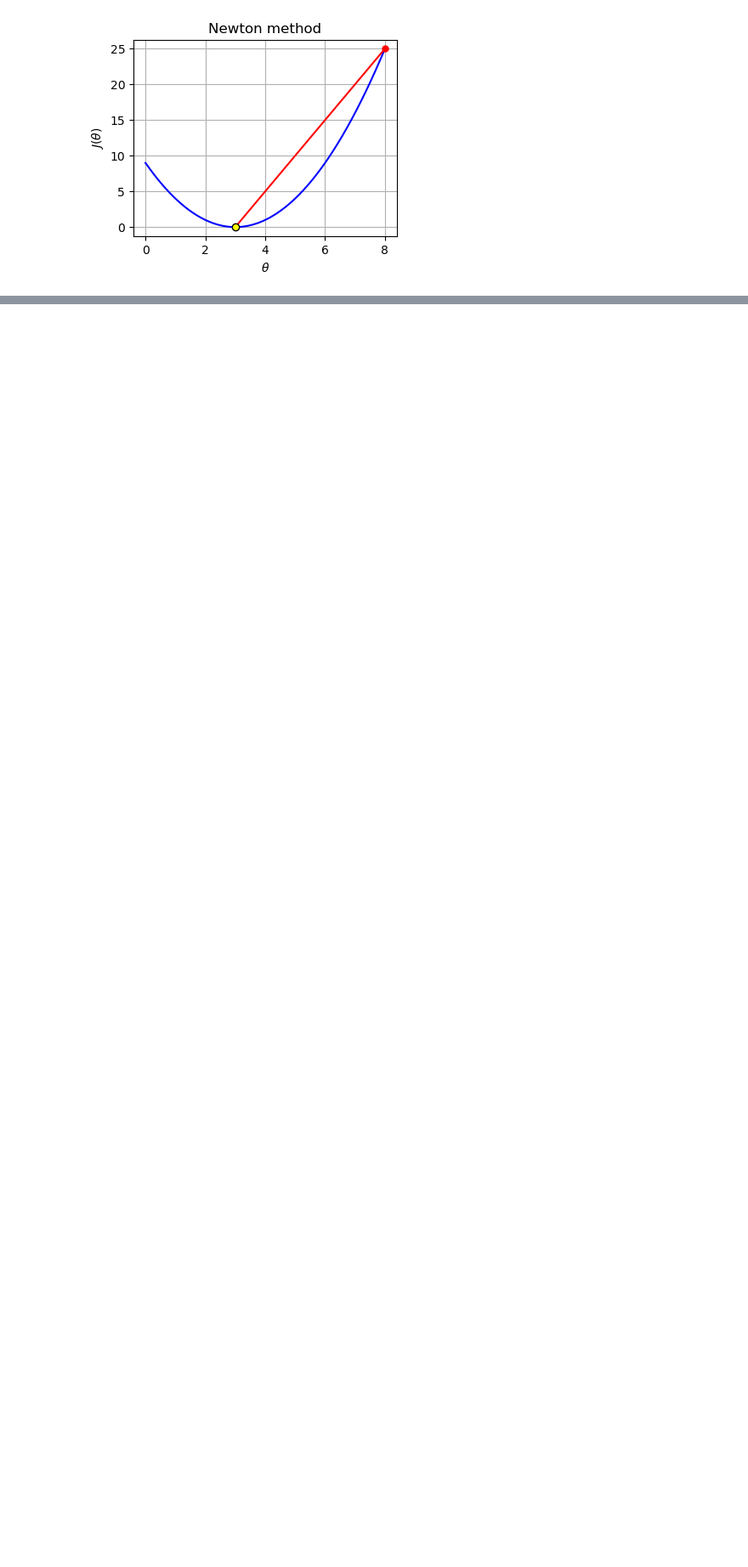
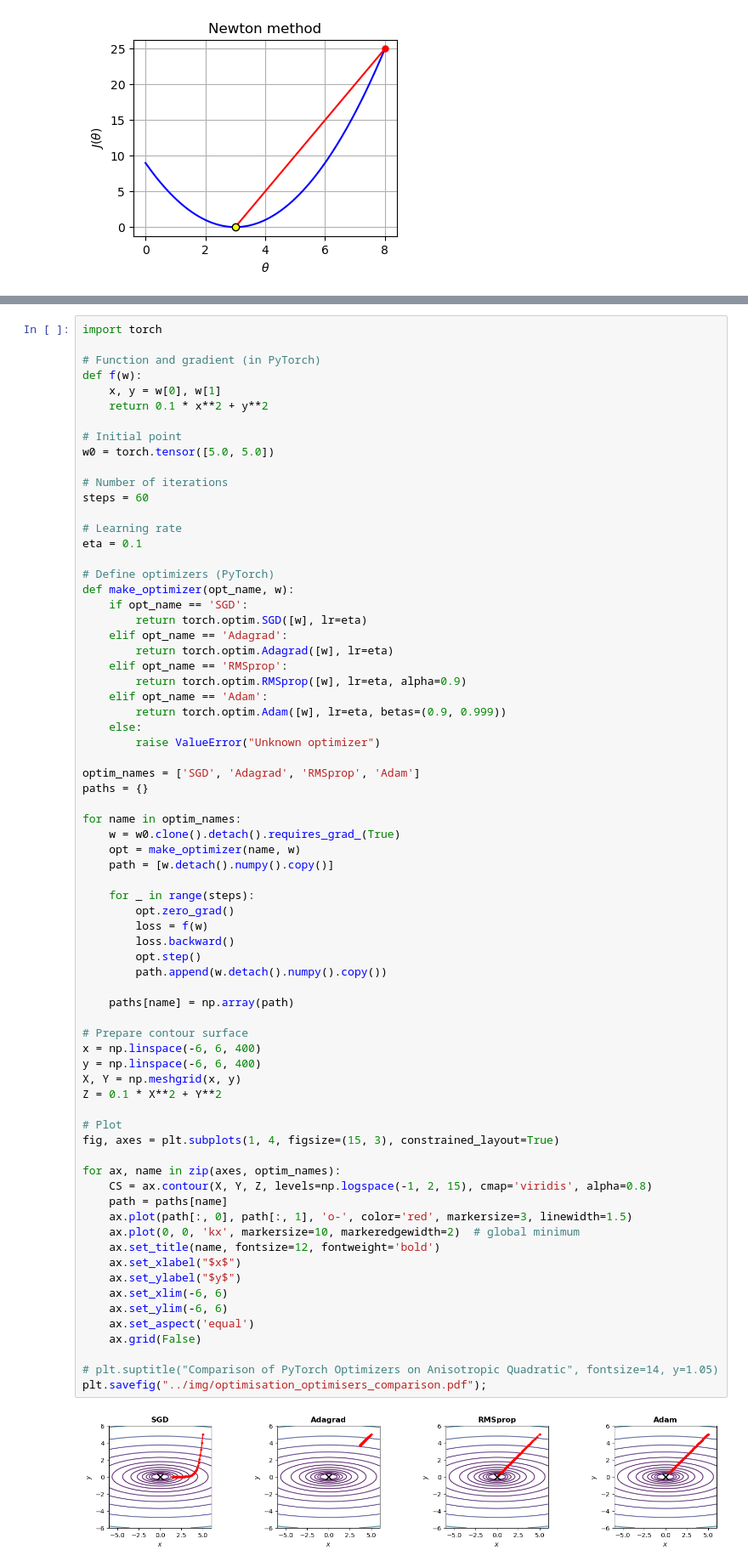
Before and after one commit to felipe-tobar/Maths-for-ML, a Jupyter notebook: tutorials/optimisation.ipynb, the cells around one changed output, grey strips where cells are left out. Shown at 85% size. Cells and saved outputs as stored; diff of their text form; blank space fills up the shorter version.

Commit message:
add optimiser comparison and exercises

```diff
--- a/tutorials/optimisation.ipynb
+++ b/tutorials/optimisation.ipynb
@@ -619,0 +673,73 @@ plt.savefig("../img/optimisation_parabola_newton.pdf");
+# %%
+import torch
+
+# Function and gradient (in PyTorch)
+def f(w):
+    x, y = w[0], w[1]
+    return 0.1 * x**2 + y**2
+
+# Initial point
+w0 = torch.tensor([5.0, 5.0])
+
+# Number of iterations
+steps = 60
+
+# Learning rate
+eta = 0.1
+
+# Define optimizers (PyTorch)
+def make_optimizer(opt_name, w):
+    if opt_name == 'SGD':
+        return torch.optim.SGD([w], lr=eta)
+    elif opt_name == 'Adagrad':
+        return torch.optim.Adagrad([w], lr=eta)
+    elif opt_name == 'RMSprop':
+        return torch.optim.RMSprop([w], lr=eta, alpha=0.9)
+    elif opt_name == 'Adam':
+        return torch.optim.Adam([w], lr=eta, betas=(0.9, 0.999))
+    else:
+        raise ValueError("Unknown optimizer")
+
+optim_names = ['SGD', 'Adagrad', 'RMSprop', 'Adam']
+paths = {}
+
+for name in optim_names:
+    w = w0.clone().detach().requires_grad_(True)
+    opt = make_optimizer(name, w)
+    path = [w.detach().numpy().copy()]
+
+    for _ in range(steps):
+        opt.zero_grad()
+        loss = f(w)
+        loss.backward()
+        opt.step()
+        path.append(w.detach().numpy().copy())
+
+    paths[name] = np.array(path)
+
+# Prepare contour surface
+x = np.linspace(-6, 6, 400)
+y = np.linspace(-6, 6, 400)
+X, Y = np.meshgrid(x, y)
+Z = 0.1 * X**2 + Y**2
+
+# Plot
+fig, axes = plt.subplots(1, 4, figsize=(15, 3), constrained_layout=True)
+
+for ax, name in zip(axes, optim_names):
+    CS = ax.contour(X, Y, Z, levels=np.logspace(-1, 2, 15), cmap='viridis', alpha=0.8)
+    path = paths[name]
+    ax.plot(path[:, 0], path[:, 1], 'o-', color='red', markersize=3, linewidth=1.5)
+    ax.plot(0, 0, 'kx', markersize=10, markeredgewidth=2)  # global minimum
+    ax.set_title(name, fontsize=12, fontweight='bold')
+    ax.set_xlabel("$x$")
+    ax.set_ylabel("$y$")
+    ax.set_xlim(-6, 6)
+    ax.set_ylim(-6, 6)
+    ax.set_aspect('equal')
+    ax.grid(False)
+
+# plt.suptitle("Comparison of PyTorch Optimizers on Anisotropic Quadratic", fontsize=14, y=1.05)
+plt.savefig("../img/optimisation_optimisers_comparison.pdf");
+# %% [output]
+[figure, added]
```
Also changed, not shown: parts of 8 cells of this notebook, 2 other files.
